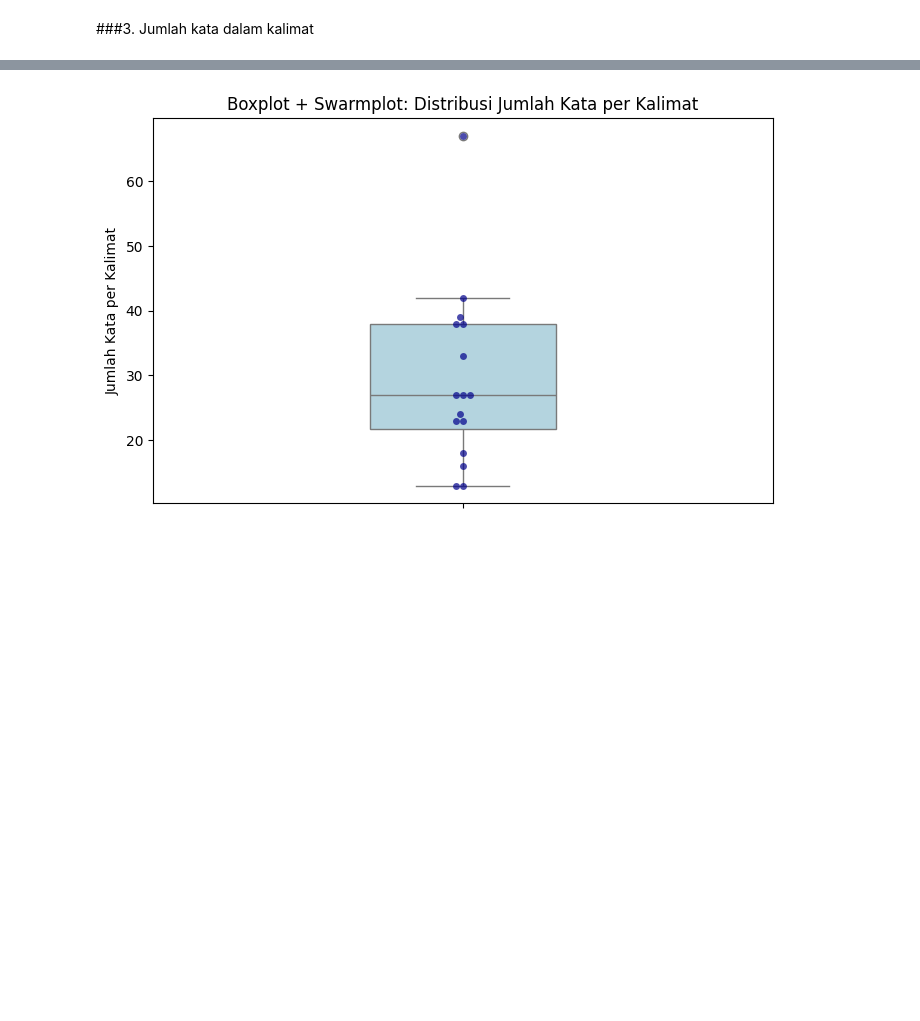
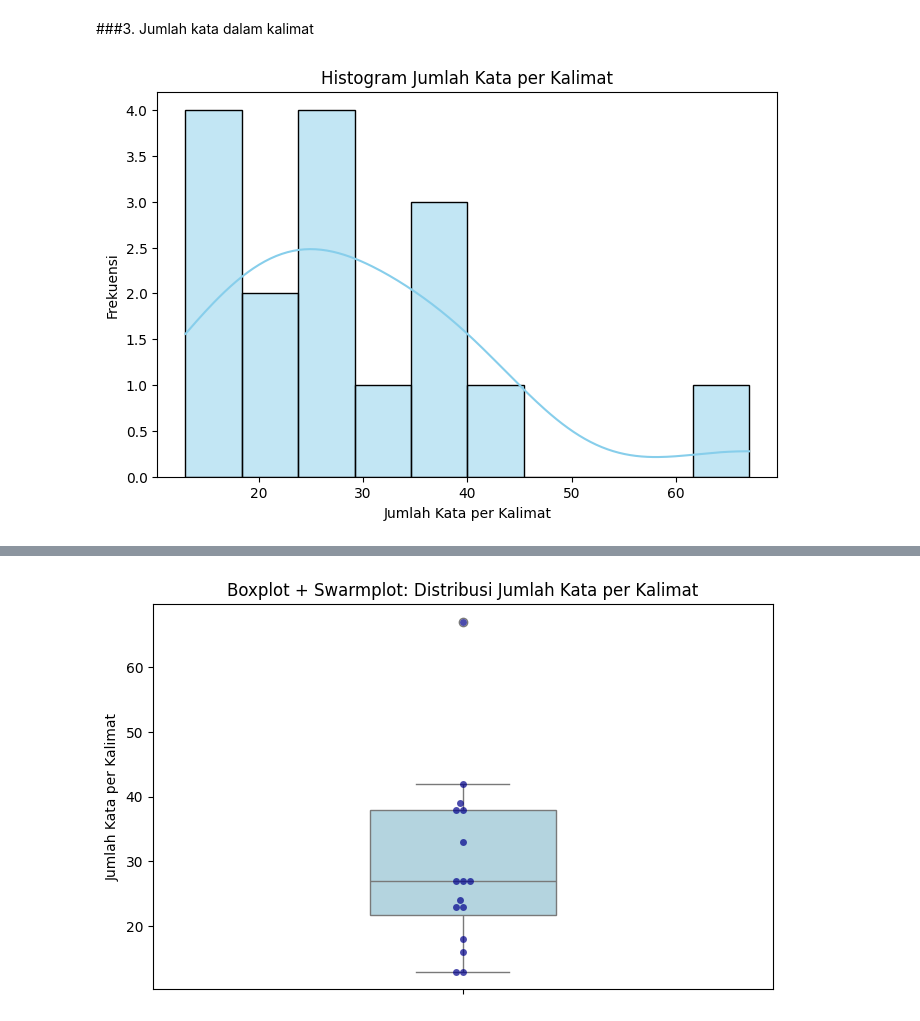
Before and after one commit to 24083010037-dev/Tugas-matematika-Diskrit-, a Jupyter notebook: 24083010037_Febriani_Yolanda_tessalonika_Matematika_Diskrit_UTS (1).ipynb, the cells around one changed output, grey strips where cells are left out. Cells and saved outputs as stored; diff of their text form; code cells hidden in the pictures; blank space fills up the shorter version.

```diff
--- a/24083010037_Febriani_Yolanda_tessalonika_Matematika_Diskrit_UTS (1).ipynb
+++ b/24083010037_Febriani_Yolanda_tessalonika_Matematika_Diskrit_UTS (1).ipynb
@@ -123,3 +123,17 @@ sentences = re.split(r'[.!?]+', text)
 sentence_lengths = [len(re.findall(r"[a-zA-Z]+", s)) for s in sentences if s.strip()]
 df_sent = pd.DataFrame({"sentence_index": range(1, len(sentence_lengths)+1),
                         "sentence_length": sentence_lengths})
+# %%
+import re
+sentences = re.split(r'[.!?]+', text)
+sentence_lengths = [len(re.findall(r"[a-zA-Z]+", s)) for s in sentences if s.strip()]
+df_sent = pd.DataFrame({"sentence_index": range(1, len(sentence_lengths)+1),
+                        "sentence_length": sentence_lengths})
+plt.figure(figsize=(8,5))
+sns.histplot(df_sent["sentence_length"], bins=10, kde=True, color="skyblue", edgecolor="black")
+plt.title("Histogram Jumlah Kata per Kalimat")
+plt.xlabel("Jumlah Kata per Kalimat")
+plt.ylabel("Frekuensi")
+plt.show()
+# %% [output]
+[figure, added]
```
Also changed, not shown: parts of 2 cells of this notebook.
